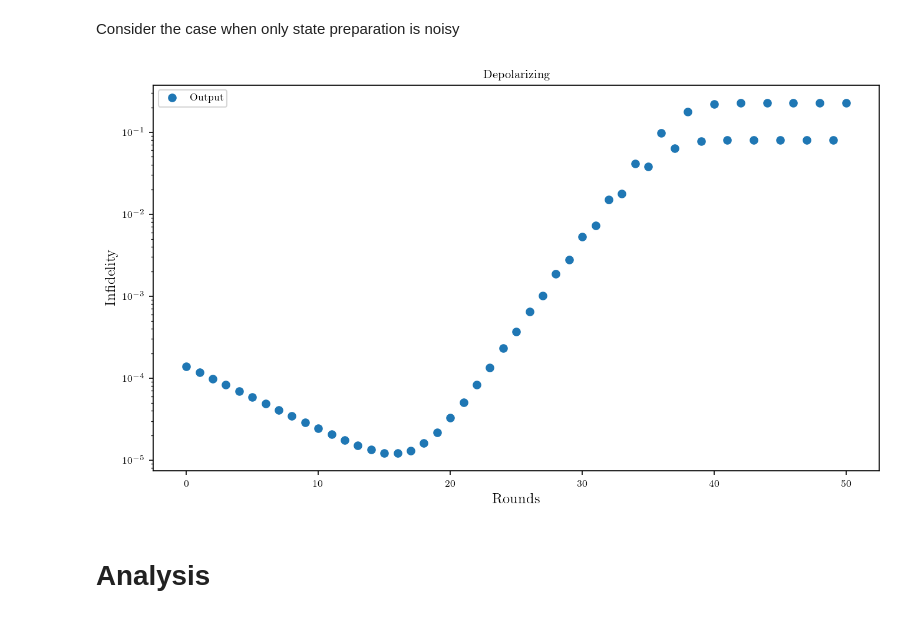
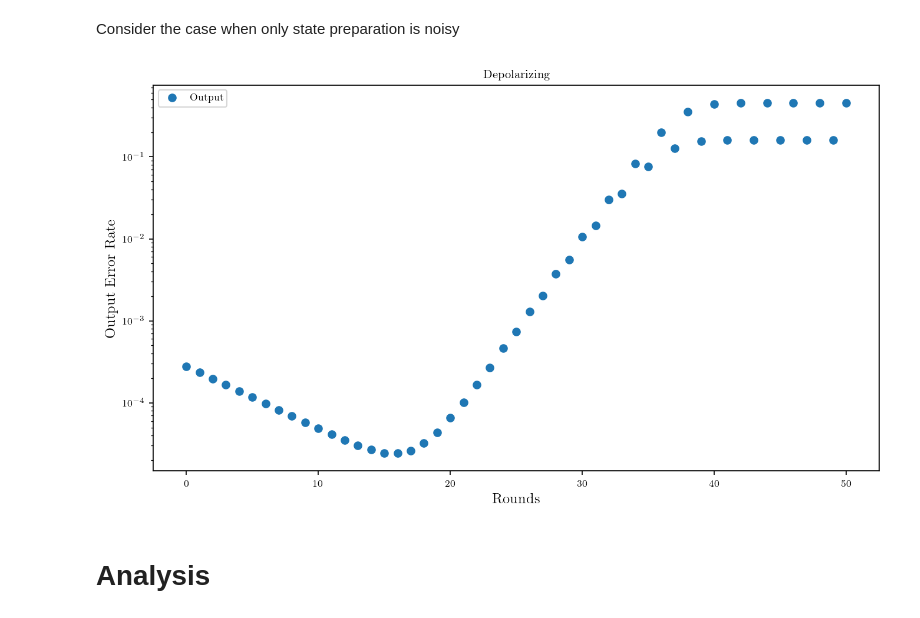
Before and after one commit to Sal7ySalt/Smallest-MSD-Protocol, a Jupyter notebook: 2_qubit_code/physical_level/multiple_rounds/depolarizing.ipynb, the cells around one changed output. Drawn from its saved outputs; the diff is of its cells as text; code cells hidden in the pictures.

```diff
--- a/2_qubit_code/physical_level/multiple_rounds/depolarizing.ipynb
+++ b/2_qubit_code/physical_level/multiple_rounds/depolarizing.ipynb
@@ -23,7 +23,9 @@ from scipy.optimize import curve_fit
 # %% [markdown]
 # Defining Global Variable
 # %%
-theta = np.arccos(0.543689)
+x_star = 1/3 * (-2 + np.cbrt(19-3*np.sqrt(33)) + np.cbrt(19+3*np.sqrt(33)))
+z_star = np.sqrt(1 - x_star**2)
+theta = np.arcsin(x_star)
 # %% [markdown]
 # Graphing Settings
 # %%
@@ -134,19 +136,19 @@ for r in range(rounds):
     rho_in = rho_out
 # %%
 rounds_arr = np.array([r for r in range(rounds+1)])
-infidelity_arr = np.array(infidelity_list)
+output_error_rate = inf_to_error(infidelity_list, 1)
 
 plt.figure(figsize=(9, 5))
-plt.plot(rounds_arr, infidelity_arr, 'o', label='Output')
+plt.plot(rounds_arr, output_error_rate, 'o', label='Output')
 plt.xlabel("Rounds", fontsize=12)
-plt.ylabel("Infidelity", fontsize=12)
+plt.ylabel("Output Error Rate", fontsize=12)
 plt.yscale('log')
 plt.tight_layout()
 plt.legend()
 plt.title("Depolarizing")
 plt.show()
 # %% [output]
-[figure, old version]
+[figure, new version]
 # %% [markdown]
 # Analysis
 # %% [markdown]
```
Also changed, not shown: parts of 6 cells of this notebook, 16 other files.
